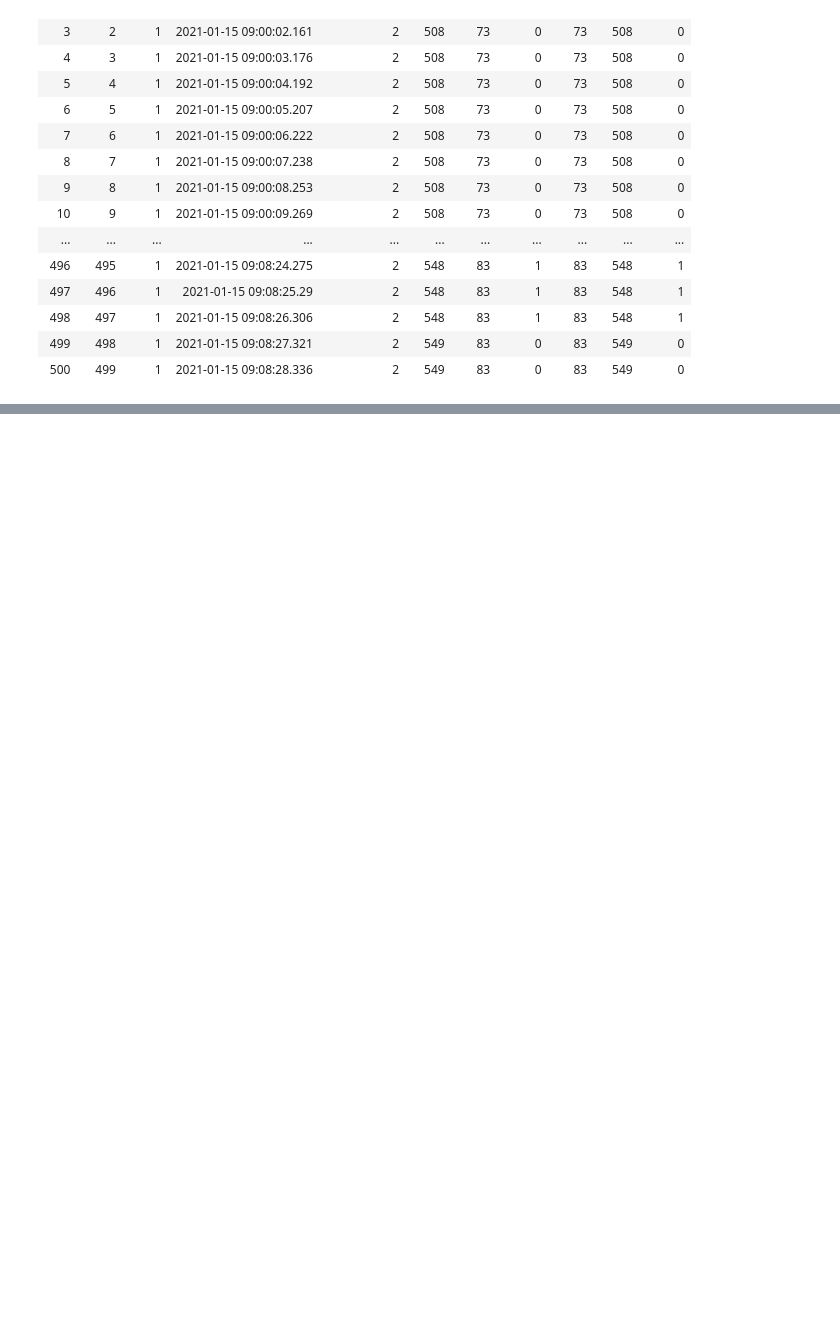
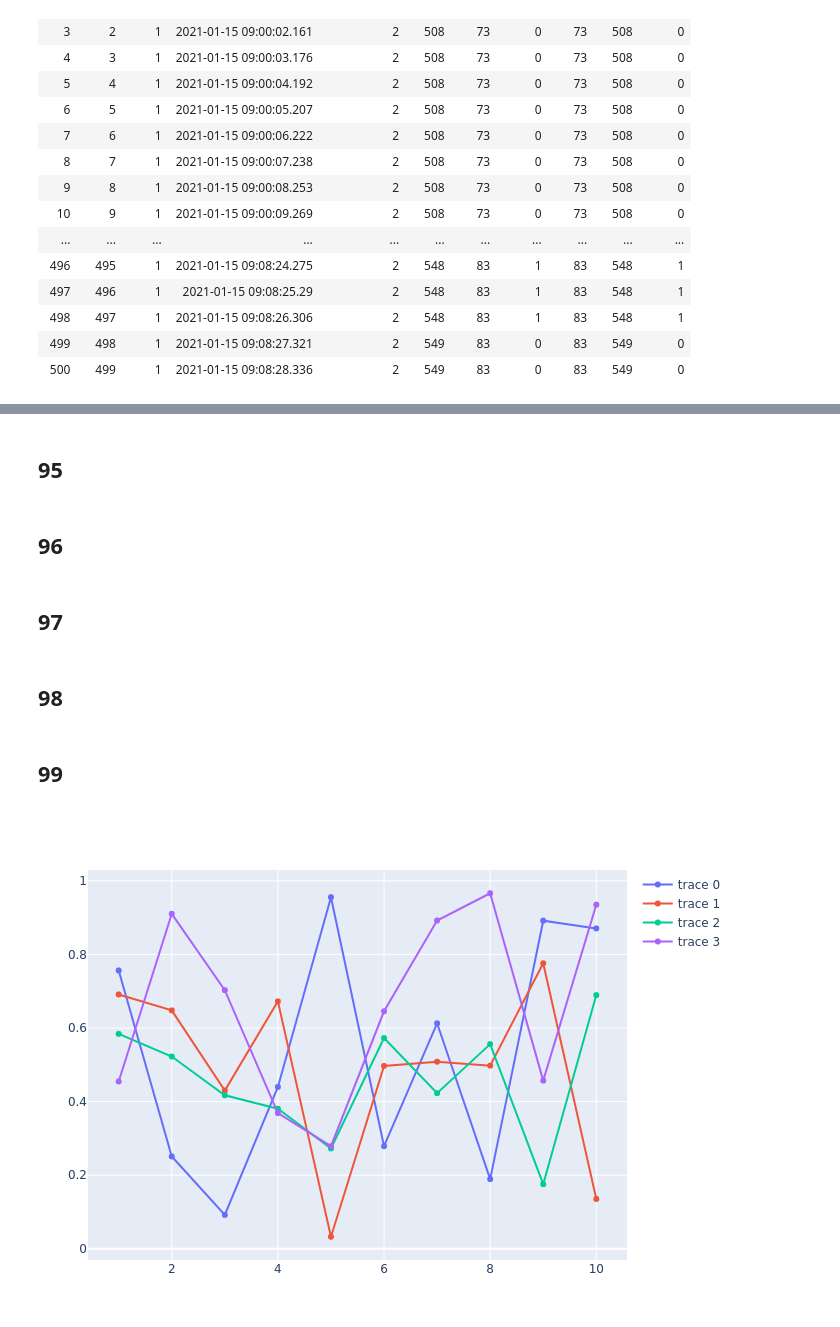
Before and after one commit to ktman-ktman/100knock-process-visualization, a Jupyter notebook: notebook/julia/chapter8.ipynb, the cells around one changed output, grey strips where cells are left out. Drawn from its saved outputs; the diff is of its cells as text; code cells hidden in the pictures; blank space fills up the shorter version.

```diff
--- a/notebook/julia/chapter8.ipynb
+++ b/notebook/julia/chapter8.ipynb
@@ -58,0 +239,14 @@ df = CSV.read(ifn, DataFrame; limit=500)
+# %% [markdown]
+## 95
+# %% [markdown]
+## 96
+# %% [markdown]
+## 97
+# %% [markdown]
+## 98
+# %% [markdown]
+## 99
+# %%
+p = plot(rand(10, 4))
+# %% [output]
+[figure, added]
```
Also changed, not shown: parts of 20 cells of this notebook, 3 other files.
